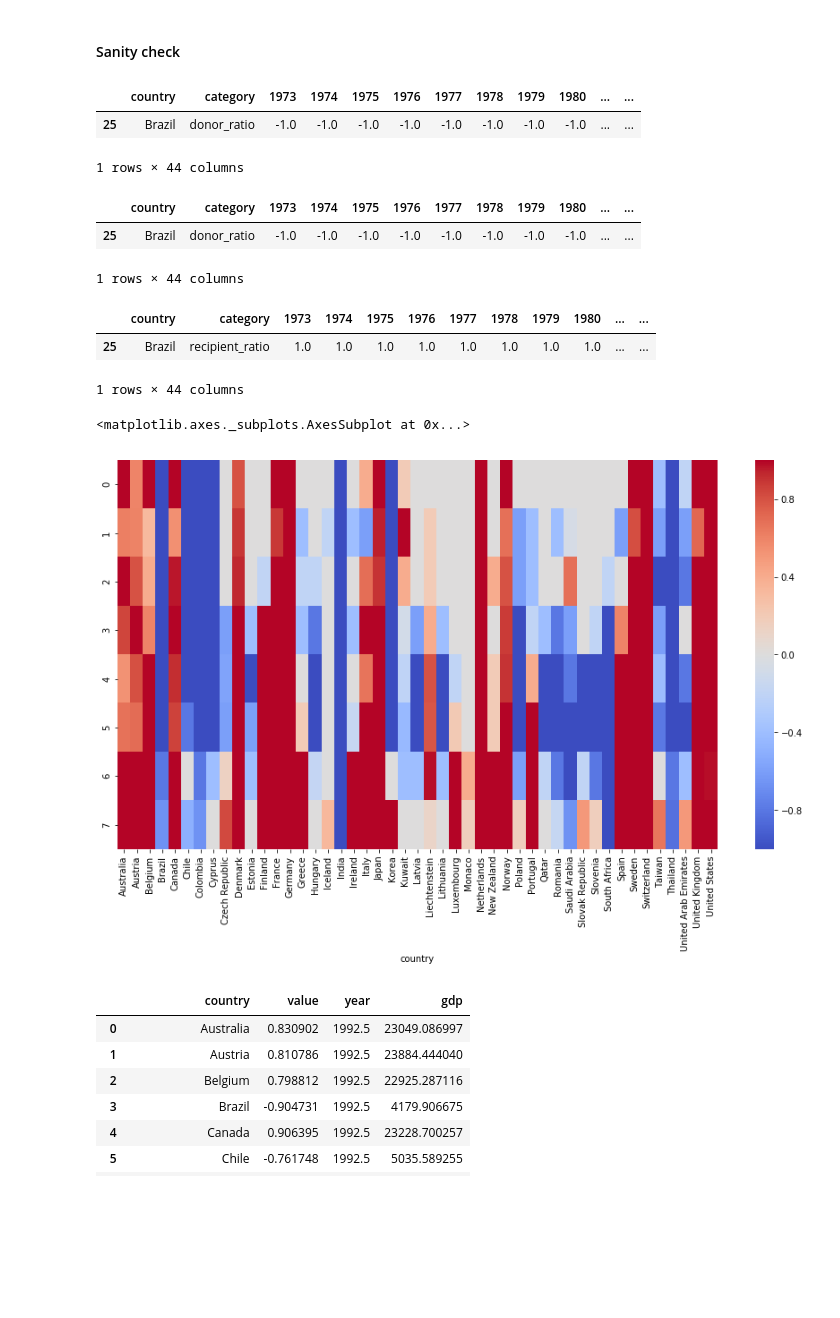
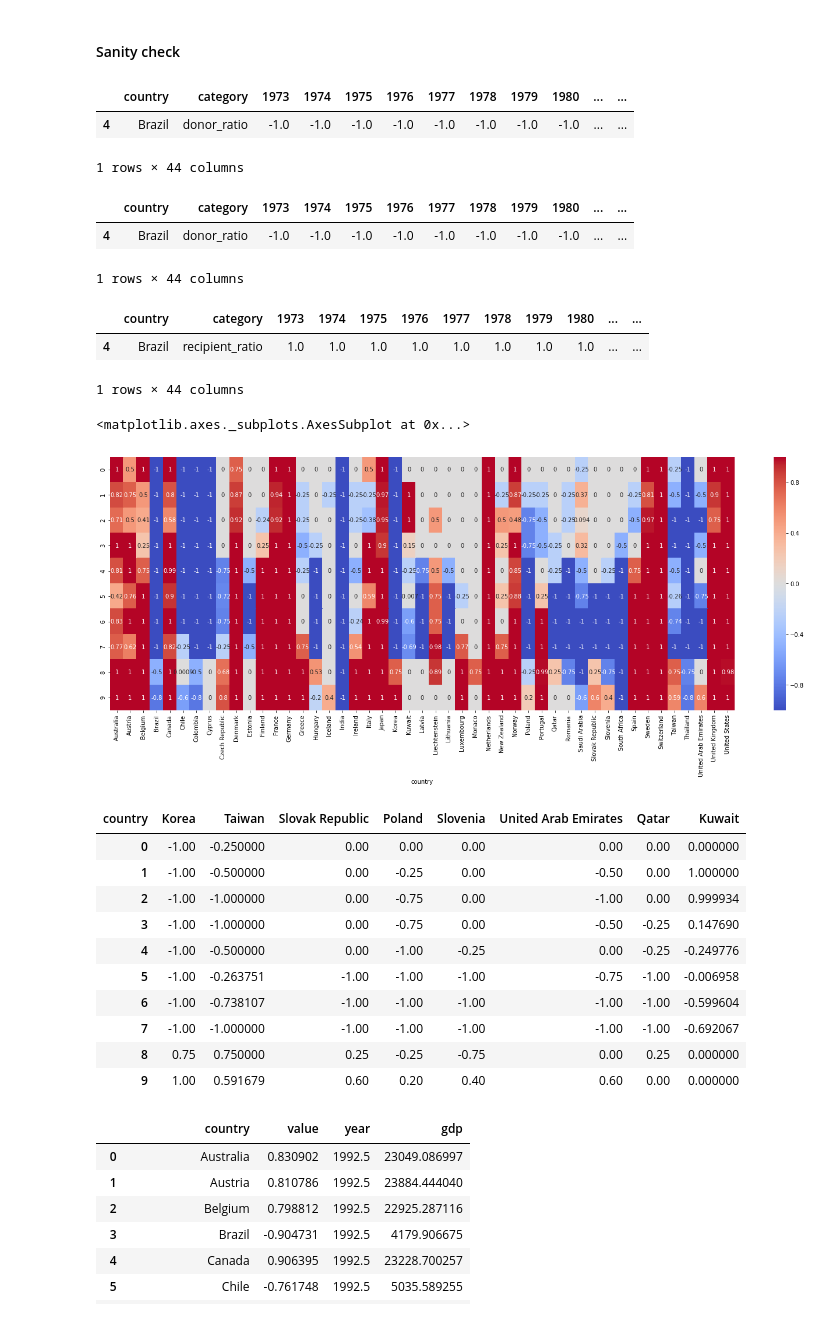
Before and after one commit to dianaow/dianaow.github.io, a Jupyter notebook: SWDchallenge/data/data_processing.ipynb, the cells around one changed output. Cells and saved outputs as stored; diff of their text form; code cells hidden in the pictures; blank space fills up the shorter version.

```diff
--- a/SWDchallenge/data/data_processing.ipynb
+++ b/SWDchallenge/data/data_processing.ipynb
@@ -159,22 +159,26 @@ class DataProcessing_GlobalDistribution():
         for i,row in all_country.iterrows():
             if (all_country.loc[i, 'year'] == 'All'):
                 all_country.loc[i, 'group'] = 'All'
-            elif (all_country.loc[i, 'year'] >= 1973) & (all_country.loc[i, 'year'] <= 1977):
-                all_country.loc[i, 'group'] = '1973-1977'
-            elif (all_country.loc[i, 'year'] >= 1978) & (all_country.loc[i, 'year'] <= 1982):
-                all_country.loc[i, 'group'] = '1978-1982'
-            elif (all_country.loc[i, 'year'] >= 1983) & (all_country.loc[i, 'year'] <= 1987):
-                all_country.loc[i, 'group'] = '1983-1987'
-            elif (all_country.loc[i, 'year'] >= 1988) & (all_country.loc[i, 'year'] <= 1992):
-                all_country.loc[i, 'group'] = '1988-1992'
-            elif (all_country.loc[i, 'year'] >= 1993) & (all_country.loc[i, 'year'] <= 1997):
-                all_country.loc[i, 'group'] = '1993-1997'
-            elif (all_country.loc[i, 'year'] >= 1998) & (all_country.loc[i, 'year'] <= 2002):
-                all_country.loc[i, 'group'] = '1998-2002'
-            elif (all_country.loc[i, 'year'] >= 2003) & (all_country.loc[i, 'year'] <= 2007):
-                all_country.loc[i, 'group'] = '2003-2007'
-            elif (all_country.loc[i, 'year'] >= 2008) & (all_country.loc[i, 'year'] <= 2012):
-                all_country.loc[i, 'group'] = '2008-2012'
+            elif (all_country.loc[i, 'year'] >= 1973) & (all_country.loc[i, 'year'] <= 1976):
+                all_country.loc[i, 'group'] = '1973-1976'
+            elif (all_country.loc[i, 'year'] >= 1977) & (all_country.loc[i, 'year'] <= 1980):
+                all_country.loc[i, 'group'] = '1977-1980'
+            elif (all_country.loc[i, 'year'] >= 1981) & (all_country.loc[i, 'year'] <= 1984):
+                all_country.loc[i, 'group'] = '1981-1984'
+            elif (all_country.loc[i, 'year'] >= 1985) & (all_country.loc[i, 'year'] <= 1988):
+                all_country.loc[i, 'group'] = '1985-1988'
+            elif (all_country.loc[i, 'year'] >= 1989) & (all_country.loc[i, 'year'] <= 1992):
+                all_country.loc[i, 'group'] = '1989-1992'
+            elif (all_country.loc[i, 'year'] >= 1993) & (all_country.loc[i, 'year'] <= 1996):
+                all_country.loc[i, 'group'] = '1993-1996'
+            elif (all_country.loc[i, 'year'] >= 1997) & (all_country.loc[i, 'year'] <= 2000):
+                all_country.loc[i, 'group'] = '1997-2000'
+            elif (all_country.loc[i, 'year'] >= 2001) & (all_country.loc[i, 'year'] <= 2004):
+                all_country.loc[i, 'group'] = '2001-2004'
+            elif (all_country.loc[i, 'year'] >= 2005) & (all_country.loc[i, 'year'] <= 2008):
+                all_country.loc[i, 'group'] = '2005-2008'
+            elif (all_country.loc[i, 'year'] >= 2009) & (all_country.loc[i, 'year'] <= 2013):
+                all_country.loc[i, 'group'] = '2009-2013'
 
         return all_country, all_country_PT.reset_index(drop=True), all_country_pctPT.reset_index(drop=True)
 
@@ -631,25 +641,39 @@ donor_ratio = pd.pivot_table(all_country_PT1_donor_agg, index='group', columns='
 d_ratio[d_ratio['country'] == 'Brazil']
 # %% [output]
 |  | country | category | 1973 | 1974 | 1975 | 1976 | 1977 | 1978 | 1979 | 1980 | ... | ... |
-| 25 | Brazil | donor_ratio | -1.0 | -1.0 | -1.0 | -1.0 | -1.0 | -1.0 | -1.0 | -1.0 | ... | ... |
+| 4 | Brazil | donor_ratio | -1.0 | -1.0 | -1.0 | -1.0 | -1.0 | -1.0 | -1.0 | -1.0 | ... | ... |
 1 rows × 44 columns
 # %%
 d_ratio[d_ratio['country'] == 'Brazil']
 # %% [output]
 |  | country | category | 1973 | 1974 | 1975 | 1976 | 1977 | 1978 | 1979 | 1980 | ... | ... |
-| 25 | Brazil | donor_ratio | -1.0 | -1.0 | -1.0 | -1.0 | -1.0 | -1.0 | -1.0 | -1.0 | ... | ... |
+| 4 | Brazil | donor_ratio | -1.0 | -1.0 | -1.0 | -1.0 | -1.0 | -1.0 | -1.0 | -1.0 | ... | ... |
 1 rows × 44 columns
 # %%
 r_ratio[r_ratio['country'] == 'Brazil']
 # %% [output]
 |  | country | category | 1973 | 1974 | 1975 | 1976 | 1977 | 1978 | 1979 | 1980 | ... | ... |
-| 25 | Brazil | recipient_ratio | 1.0 | 1.0 | 1.0 | 1.0 | 1.0 | 1.0 | 1.0 | 1.0 | ... | ... |
+| 4 | Brazil | recipient_ratio | 1.0 | 1.0 | 1.0 | 1.0 | 1.0 | 1.0 | 1.0 | 1.0 | ... | ... |
 1 rows × 44 columns
 # %%
 donor_ratio.to_csv('all_country_agg.csv', index=False)
 # %%
-plt.figure(figsize=(15,8))
-sns.heatmap(donor_ratio.drop('group', axis=1), cmap='coolwarm', vmin=-1, center=0, vmax=1)
+plt.figure(figsize=(24,8))
+sns.heatmap(donor_ratio.drop('group', axis=1), cmap='coolwarm', vmin=-1, center=0, vmax=1, annot=True)
 # %% [output]
 <matplotlib.axes._subplots.AxesSubplot at 0x...>
-[figure, old version]
+[figure, new version]
+# %%
+donor_ratio[['Korea', 'Taiwan', 'Slovak Republic', 'Poland', 'Slovenia', 'United Arab Emirates', 'Qatar', 'Kuwait']]
+# %% [output]
+| country | Korea | Taiwan | Slovak Republic | Poland | Slovenia | United Arab Emirates | Qatar | Kuwait |
+| 0 | -1.00 | -0.250000 | 0.00 | 0.00 | 0.00 | 0.00 | 0.00 | 0.000000 |
+| 1 | -1.00 | -0.500000 | 0.00 | -0.25 | 0.00 | -0.50 | 0.00 | 1.000000 |
+| 2 | -1.00 | -1.000000 | 0.00 | -0.75 | 0.00 | -1.00 | 0.00 | 0.999934 |
+| 3 | -1.00 | -1.000000 | 0.00 | -0.75 | 0.00 | -0.50 | -0.25 | 0.147690 |
+| 4 | -1.00 | -0.500000 | 0.00 | -1.00 | -0.25 | 0.00 | -0.25 | -0.249776 |
+| 5 | -1.00 | -0.263751 | -1.00 | -1.00 | -1.00 | -0.75 | -1.00 | -0.006958 |
+| 6 | -1.00 | -0.738107 | -1.00 | -1.00 | -1.00 | -1.00 | -1.00 | -0.599604 |
+| 7 | -1.00 | -1.000000 | -1.00 | -1.00 | -1.00 | -1.00 | -1.00 | -0.692067 |
+| 8 | 0.75 | 0.750000 | 0.25 | -0.25 | -0.75 | 0.00 | 0.25 | 0.000000 |
+| 9 | 1.00 | 0.591679 | 0.60 | 0.20 | 0.40 | 0.60 | 0.00 | 0.000000 |
```
Also changed, not shown: parts of 38 cells of this notebook, 17 other files.
